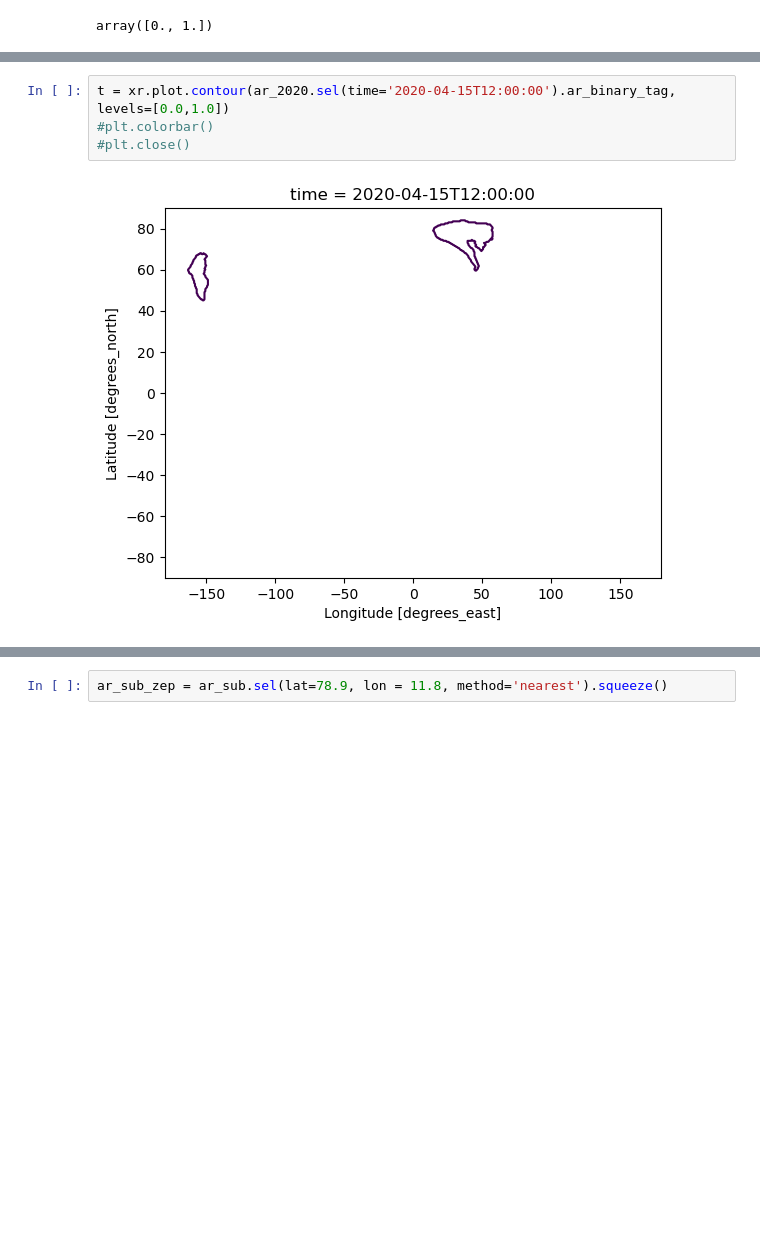
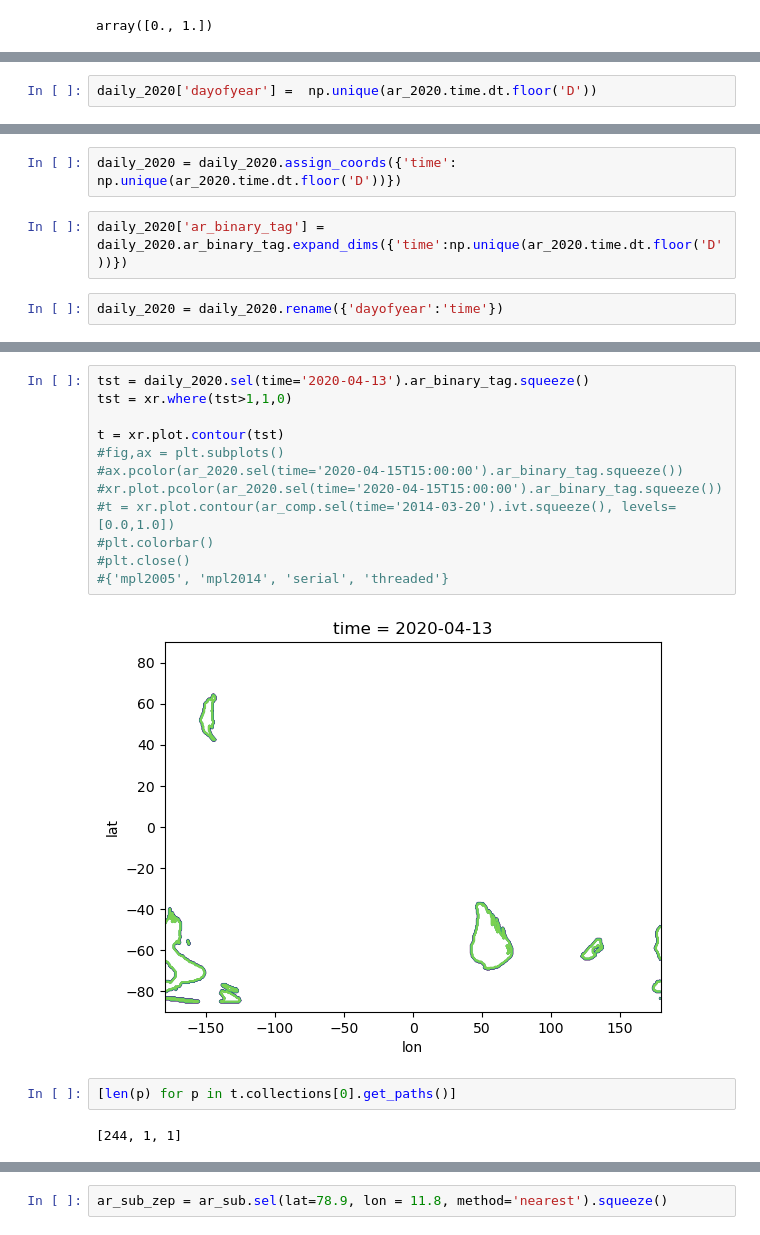
Before and after one commit to eScience-course/Tjaernoe2022-group5, a Jupyter notebook: notebooks/Julia/AR_compare_2020.ipynb, the cells around one changed output, grey strips where cells are left out. Cells and saved outputs as stored; diff of their text form; blank space fills up the shorter version.

```diff
--- a/notebooks/Julia/AR_compare_2020.ipynb
+++ b/notebooks/Julia/AR_compare_2020.ipynb
@@ -47,0 +50,2 @@ array([0., 1.])
+# %%
+daily_2020['dayofyear'] =  np.unique(ar_2020.time.dt.floor('D'))
@@ -47,0 +63,6 @@ array([0., 1.])
+# %%
+daily_2020 = daily_2020.assign_coords({'time': np.unique(ar_2020.time.dt.floor('D'))})
+# %%
+daily_2020['ar_binary_tag'] = daily_2020.ar_binary_tag.expand_dims({'time':np.unique(ar_2020.time.dt.floor('D'))})
+# %%
+daily_2020 = daily_2020.rename({'dayofyear':'time'})
@@ -48,7 +89,19 @@ array([0., 1.])
 # %%
-t = xr.plot.contour(ar_2020.sel(time='2020-04-15T12:00:00').ar_binary_tag, levels=[0.0,1.0])
+tst = daily_2020.sel(time='2020-04-13').ar_binary_tag.squeeze()
+tst = xr.where(tst>1,1,0)
+
+t = xr.plot.contour(tst)
+#fig,ax = plt.subplots()
+#ax.pcolor(ar_2020.sel(time='2020-04-15T15:00:00').ar_binary_tag.squeeze())
+#xr.plot.pcolor(ar_2020.sel(time='2020-04-15T15:00:00').ar_binary_tag.squeeze())
+#t = xr.plot.contour(ar_comp.sel(time='2014-03-20').ivt.squeeze(), levels=[0.0,1.0])
 #plt.colorbar()
 #plt.close()
+#{'mpl2005', 'mpl2014', 'serial', 'threaded'}
 # %% [output]
-[figure, old version]
+[figure, new version]
+# %%
+[len(p) for p in t.collections[0].get_paths()]
+# %% [output]
+[244, 1, 1]
 # %%
```
Also changed, not shown: parts of 23 cells of this notebook.
